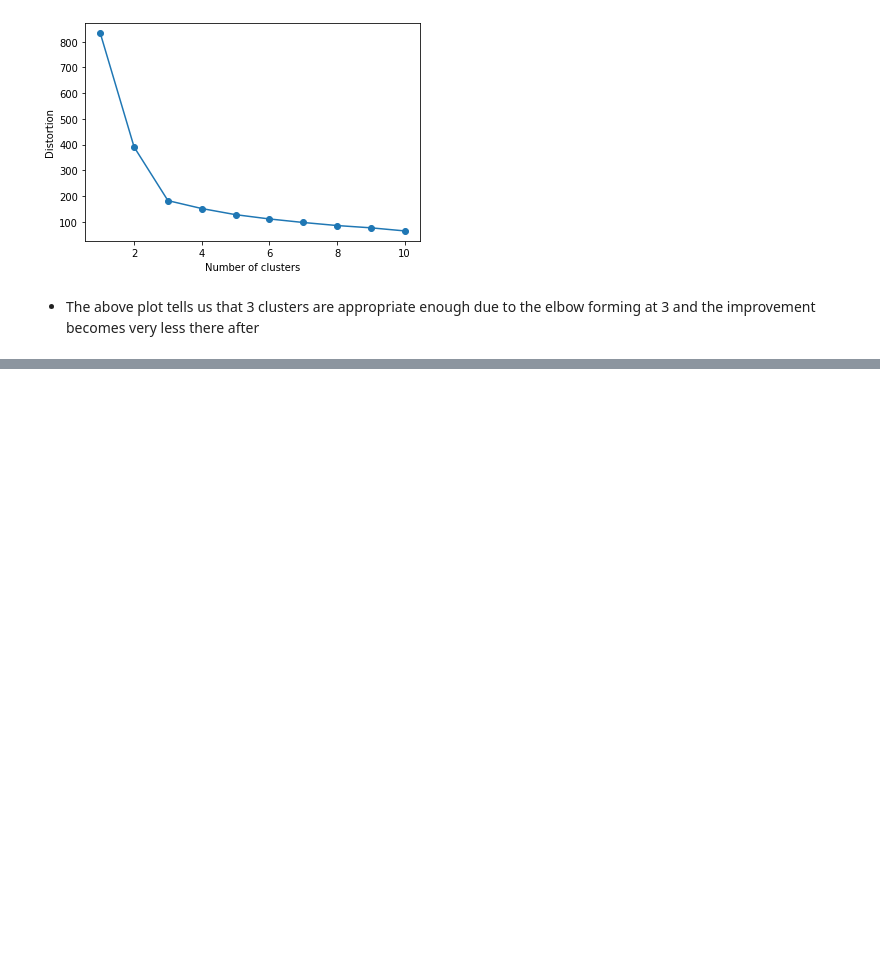
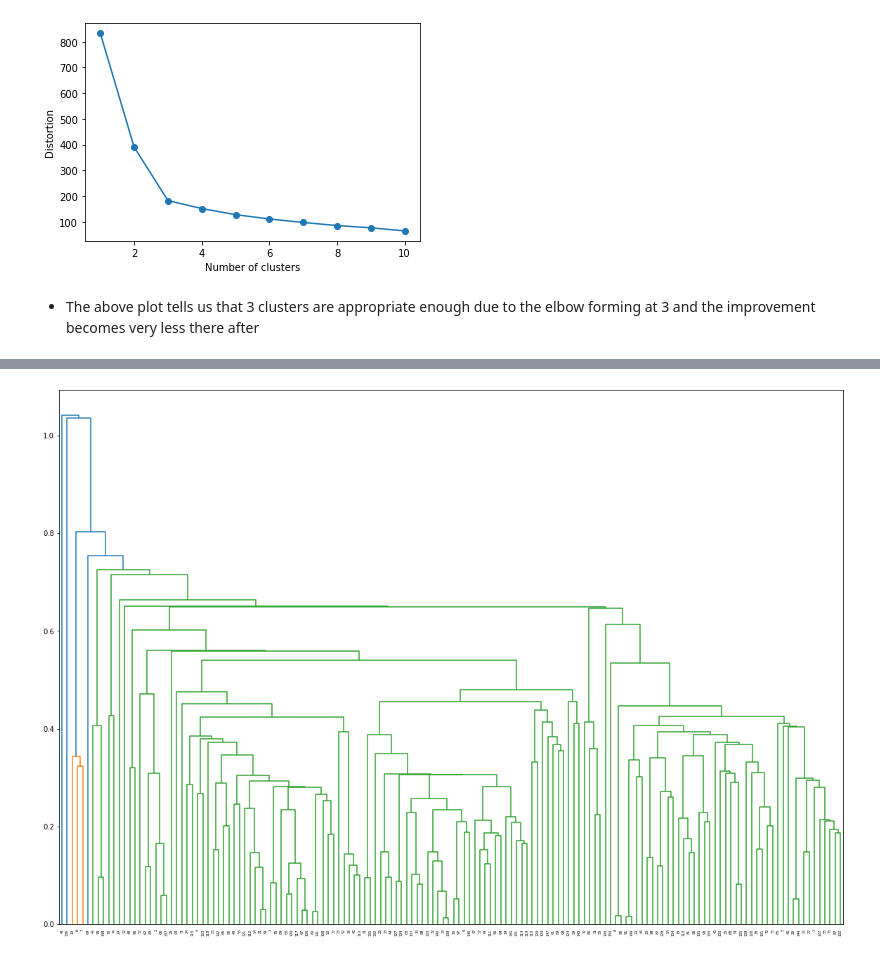
Before and after one commit to HarshitCodex/WSN-Clustering, a Jupyter notebook: wsn_clustering.ipynb, the cells around one changed output, grey strips where cells are left out. Saved outputs shown, nothing was run; the diff lists cells and outputs as text; code cells hidden in the pictures; blank space fills up the shorter version.

```diff
--- a/wsn_clustering.ipynb
+++ b/wsn_clustering.ipynb
@@ -218,0 +262,10 @@ plt.show()
+# %%
+linked = linkage(X,'single')
+
+labelList = range(1,151)
+
+plt.figure(figsize=(20,14))
+dendrogram(linked,orientation='top',labels=labelList,distance_sort='descending',show_leaf_counts = True)
+plt.show()
+# %% [output]
+[figure, added]
```
Also changed, not shown: parts of 7 cells of this notebook.
